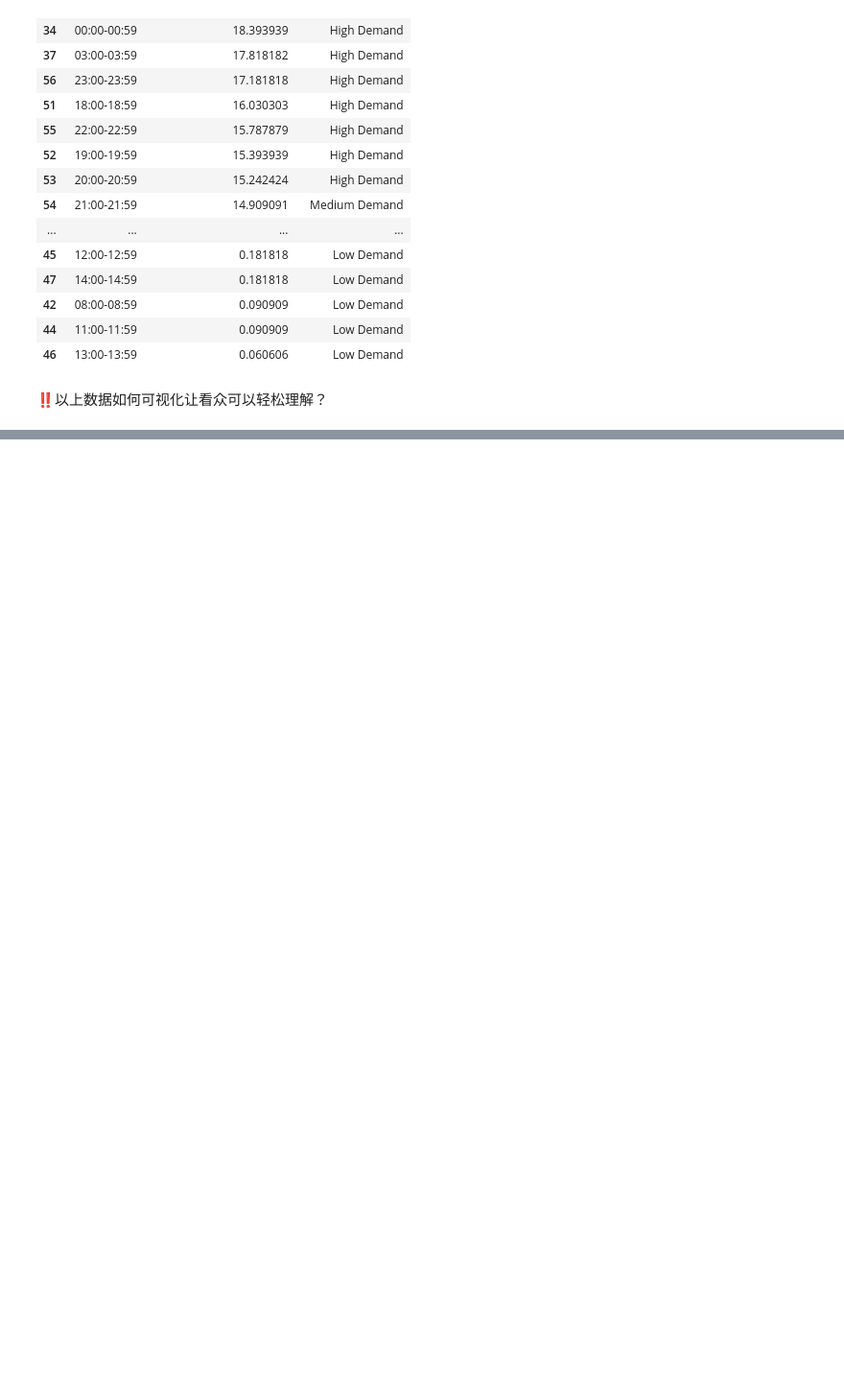
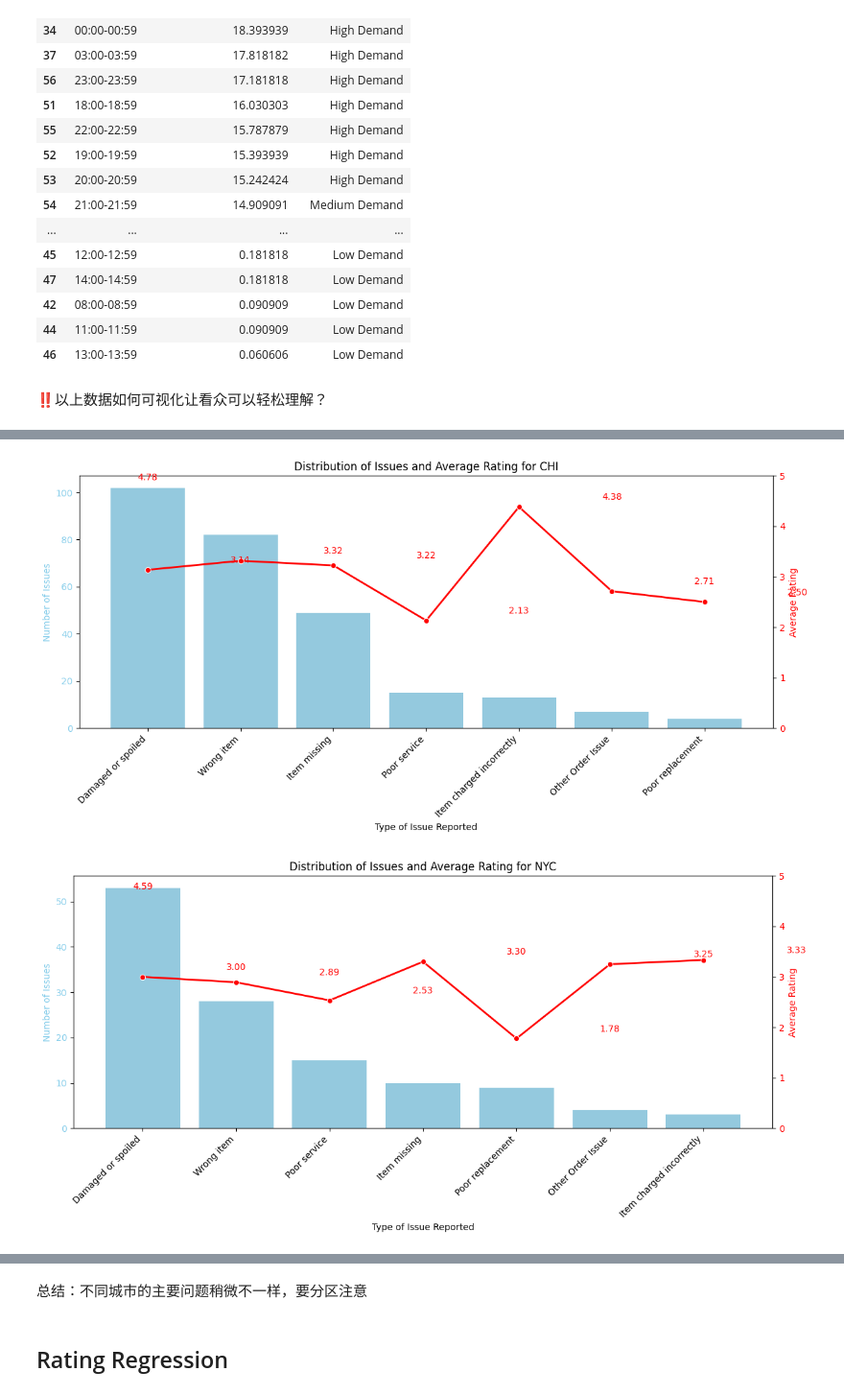
Before and after one commit to PeiZheng224/AI-Powered-Marketing-Content-Pipeline, a Jupyter notebook: instacart_1/takehomefile.ipynb, the cells around one changed output, grey strips where cells are left out. Shown at 96% size. Cells and saved outputs as stored; diff of their text form; code cells hidden in the pictures; blank space fills up the shorter version.

```diff
--- a/instacart_1/takehomefile.ipynb
+++ b/instacart_1/takehomefile.ipynb
@@ -700,7 +700,7 @@ for day_num, day_name in ordered_day_names.items():
         fig, ax1 = plt.subplots(figsize=(15, 7))
 
         # Plot Orders_Count as bar chart on the primary y-axis
-        sns.barplot(x='Hour_Range', y='Orders_Count', data=daily_data, ax=ax1)
+        sns.barplot(x='Hour_Range', y='Orders_Count', data=daily_data, ax=ax1, color='skyblue')
         ax1.set_xlabel('Hour of Day')
         ax1.set_ylabel('Number of Orders', color='skyblue')
         ax1.tick_params(axis='y', labelcolor='skyblue')
@@ -877,0 +880,16 @@ for region_name in unique_regions:
+# %%
+query_regional_issues = """
+SELECT
+    region,
+    `type of issue reported` AS Issue_Type,
+    COUNT(*) AS Issue_Count,
+    AVG(`customer order rating`) AS Average_Rating
+FROM
+    customer_data
+GROUP BY
+    region, `type of issue reported`
+ORDER BY
+    region, Issue_Count DESC;
+"""
+regional_issue_ratings_df = pd.read_sql(query_regional_issues, engine)
+display(regional_issue_ratings_df)
@@ -877,0 +914,38 @@ for region_name in unique_regions:
+# %%
+unique_regions = regional_issue_ratings_df['region'].unique()
+
+for region_name in unique_regions:
+    region_data = regional_issue_ratings_df[regional_issue_ratings_df['region'] == region_name].copy()
+
+    # Filter out 'None' issue type for visualization to focus on reported issues
+    issues_only_data = region_data[region_data['Issue_Type'] != 'None']
+
+    if not issues_only_data.empty:
+        fig, ax1 = plt.subplots(figsize=(12, 6))
+
+        # Plot Issue_Count as bar chart on the primary y-axis
+        sns.barplot(x='Issue_Type', y='Issue_Count', data=issues_only_data, ax=ax1, color='skyblue')
+        ax1.set_xlabel('Type of Issue Reported')
+        ax1.set_ylabel('Number of Issues', color='skyblue')
+        ax1.tick_params(axis='y', labelcolor='skyblue')
+        ax1.set_title(f'Distribution of Issues and Average Rating for {region_name.upper()}')
+
+        plt.setp(ax1.get_xticklabels(), rotation=45, ha='right')
+
+        # Create a secondary y-axis for Average_Rating
+        ax2 = ax1.twinx()
+        # Plot Average_Rating as a line chart on the secondary y-axis
+        sns.lineplot(x='Issue_Type', y='Average_Rating', data=issues_only_data, ax=ax2, color='red', marker='o', linewidth=2)
+        ax2.set_ylabel('Average Rating', color='red')
+        ax2.tick_params(axis='y', labelcolor='red')
+        ax2.set_ylim(bottom=0, top=5) # Assuming ratings are 0-5
+
+        # Add average rating labels to the line plot
+        for x_pos, y_pos in enumerate(issues_only_data['Average_Rating']):
+            ax2.text(x_pos, y_pos + 0.1, f'{y_pos:.2f}', color='red', ha='center', va='bottom')
+
+        plt.tight_layout()
+        plt.show()
+# %% [output]
+[figure, added]
+[figure, added]
@@ -877,0 +953,4 @@ for region_name in unique_regions:
+# %% [markdown]
+总结：不同城市的主要问题稍微不一样，要分区注意
+# %% [markdown]
+## Rating Regression
```
Also changed, not shown: parts of 5 cells of this notebook.
